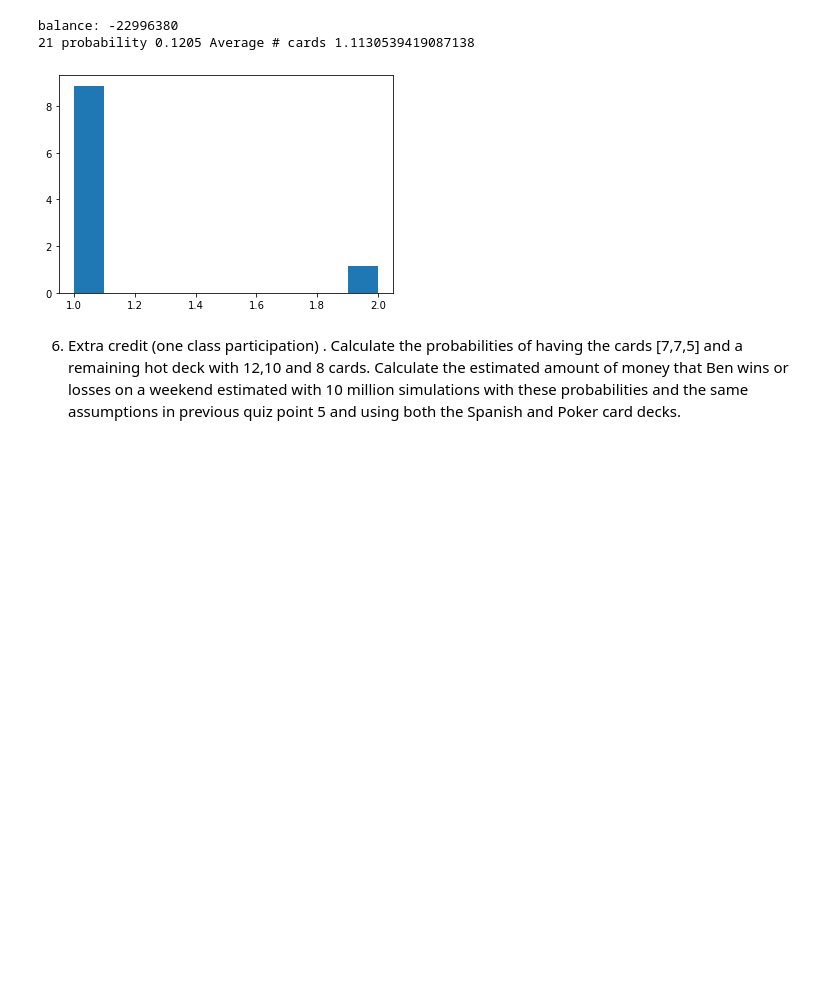
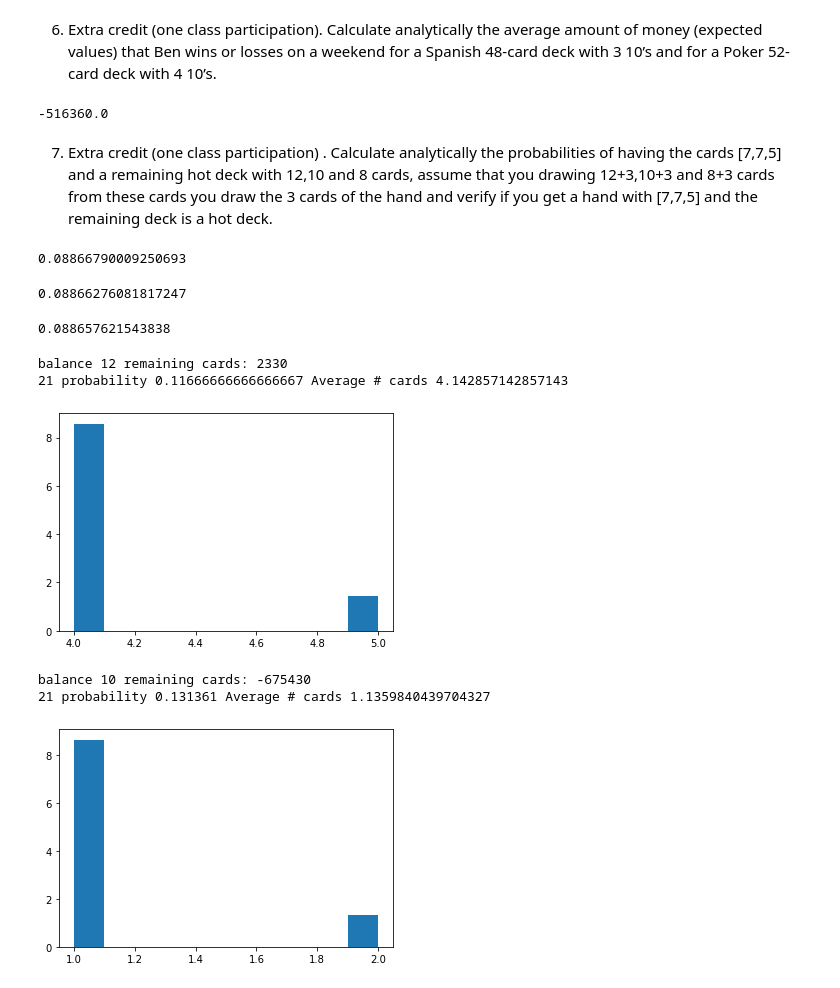
Before and after one commit to tvcastillod/AlgorithmsUN2020II, a Jupyter notebook: 21BlackjackGrClass1StGrooup33.ipynb, the cells around one changed output. Cells and saved outputs as stored; diff of their text form; code cells hidden in the pictures; blank space fills up the shorter version.

```diff
--- a/21BlackjackGrClass1StGrooup33.ipynb
+++ b/21BlackjackGrClass1StGrooup33.ipynb
@@ -123,12 +170,73 @@ plt.show()
+# %% [markdown]
+6. Extra credit (one class participation). Calculate analytically the average amount of money (expected values) that Ben wins or losses on a weekend for a Spanish 48-card deck with 3 10’s and for a Poker 52-card deck with 4 10’s.
+# %%
+600*((1000*0.0697)+(-1000*(1-0.0697)))
+# %% [output]
+-516360.0
+# %% [markdown]
+7. Extra credit (one class participation) . Calculate analytically the probabilities of having the cards [7,7,5] and a remaining hot deck with 12,10 and 8 cards, assume that you drawing 12+3,10+3 and 8+3 cards from these cards you draw the 3 cards of the hand and verify if you get a hand with [7,7,5] and the remaining deck is a hot deck.
+# %%
+4/48 * 3/47 + 4/48 + 4/48 * 3/47 * 2/46 * 1/45 * 3
+# %% [output]
+0.08866790009250693
+# %%
+4/48 * 3/47 + 4/48 + 4/48 * 3/47 * 2/46 * 1/45 * 2
+# %% [output]
+0.08866276081817247
+# %%
+4/48 * 3/47 + 4/48 + 4/48 * 3/47 * 2/46 * 1/45
+# %% [output]
+0.088657621543838
+# %%
+# No está en el taller
+
+n = 10000000
+count = 0
+avnc = 0
+nc21=[]
+balance=0
+for i in range(n):
+  my_cards = [7,7,5]
+  hotDeck = [1,1,1,1,2,2,2,2,3,3,3,3]
+  coldDeck = [1,2,3,4,6,8,9,10,11,12,13,1,2,3,4,5,6,8,9,10,11,12,13,1,2,3,4,5,6,7,8,9,10,11,12,13,1,2,3,4,5,6,7,8,9,10,11,12,13]
+  deck = coldDeck
+  rand = random.randint(1,10)
+  if rand == 1:
+    deck=hotDeck
+    balance -=1000
+  else:
+    balance -=10
+  nc = 3
+  while(sum(my_cards)<21):
+      card = random.choice(deck)
+      my_cards.append(card)
+      deck.remove(card)
+      nc=nc+1
+  if (sum(my_cards)==21):
+      count=count+1
+      if rand ==1:
+        balance += 2000
+      else:
+        balance += 20
+      avnc = avnc+nc
+      nc21.append(nc)
+print ("balance 12 remaining cards:", balance)
+print("21 probability", count/n,"Average # cards", avnc/count )
+plt.hist(nc21[0:10000],density=True,bins=10)
+plt.show()
+# %% [output]
+balance 12 remaining cards: 2330
+21 probability 0.11666666666666667 Average # cards 4.142857142857143
+[figure, added]
 # %%
-n=1000000
+n=10000000
 count = 0
 avnc = 0
 nc21=[]
 balance=0
 for i in range(n):
   my_cards = [7,7,5]
-  hotDeck = [1,1,1,1,2,2,2,2,3,3,3,3]
+  hotDeck = [1,1,1,1,2,2,2,2,3,3]
   coldDeck=[1,2,3,4,6,8,9,10,11,12,13,1,2,3,4,5,6,8,9,10,11,12,13,1,2,3,4,5,6,7,8,9,10,11,12,13,1,2,3,4,5,6,7,8,9,10,11,12,13]
   deck=coldDeck
   rand=random.randint(1,10)
@@ -137,7 +245,7 @@ for i in range(n):
     balance -=1000
   else:
     balance -=10
-  nc =0
+  nc = 3
   while(sum(my_cards)<21):
       card = random.choice(deck)
       my_cards.append(card)
@@ -151,14 +259,12 @@ for i in range(n):
         balance += 20
       avnc = avnc+nc
       nc21.append(nc)
-print ("balance:", balance)
+print ("balance 10 remaining cards:", balance)
 print("21 probability", count/n,"Average # cards", avnc/count )
 plt.hist(nc21[0:10000],density=True,bins=10)
 plt.show()
 # %% [output]
-balance: -22996380
-21 probability 0.1205 Average # cards 1.1130539419087138
+balance 10 remaining cards: -675430
+21 probability 0.131361 Average # cards 1.1359840439704327
-[figure, old version]
+[figure, new version]
-# %% [markdown]
-6. Extra credit (one class participation) . Calculate the probabilities of having the cards [7,7,5] and a remaining hot deck with 12,10 and 8 cards. Calculate the estimated amount of money that Ben wins or losses on a weekend estimated with 10 million simulations with these probabilities and the same assumptions in previous quiz point 5 and using both the Spanish and Poker card decks.
 # %%
```
Also changed, not shown: parts of 15 cells of this notebook.
